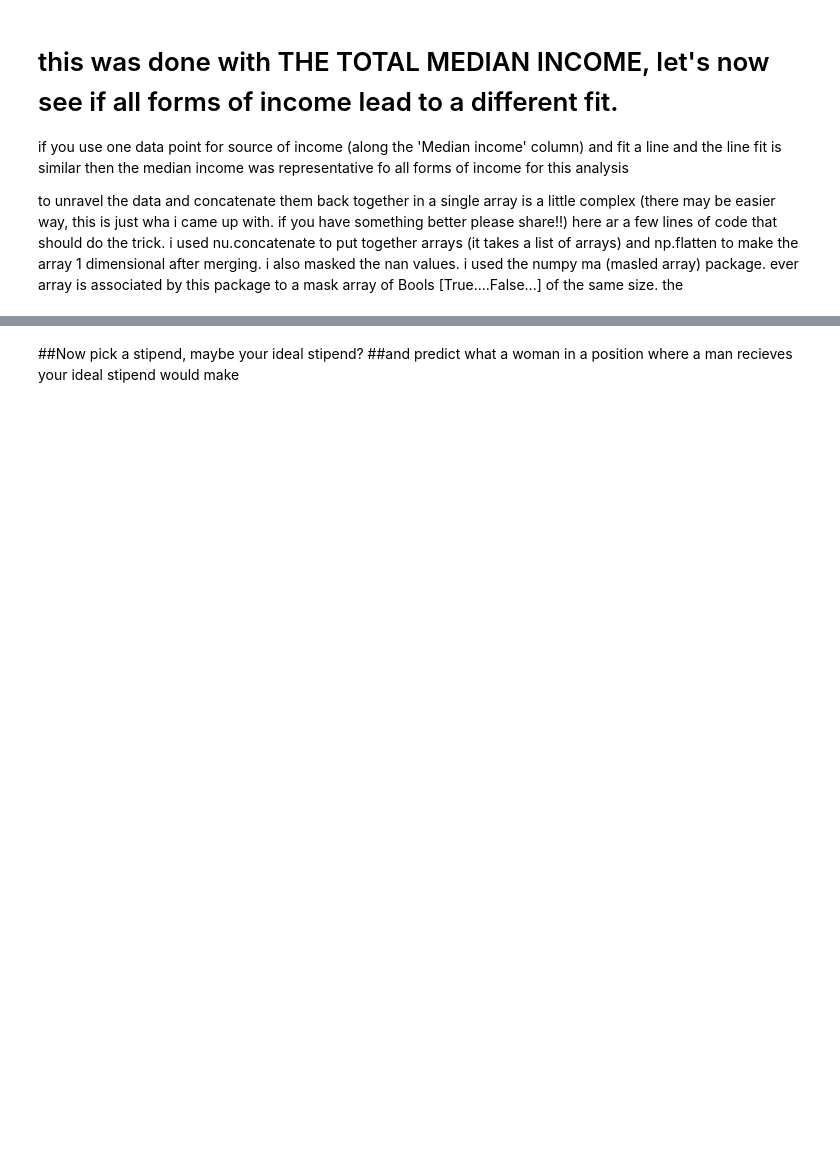
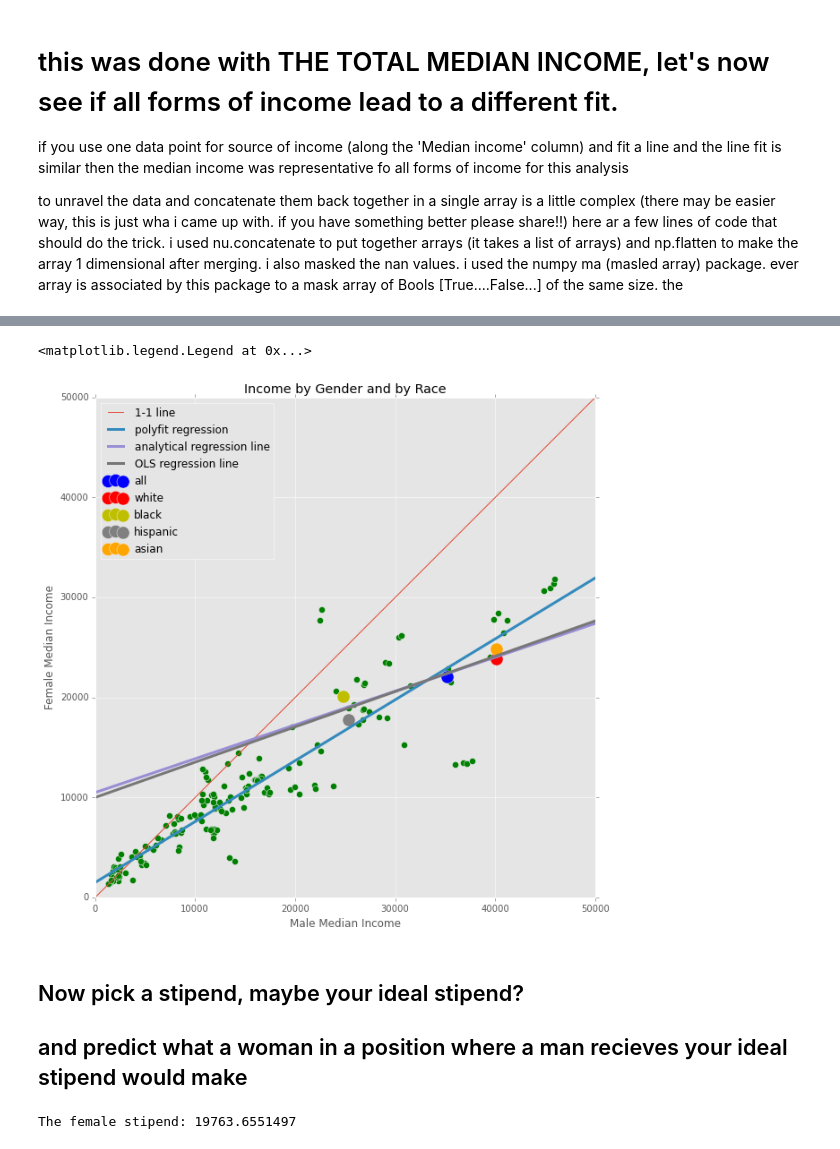
Before and after one commit to TianqiJiang/PUI2015_tjiang, a Jupyter notebook: HW5/Assignment2_income_by_gender-instructions.ipynb, the cells around one changed output, grey strips where cells are left out. Drawn from its saved outputs; the diff is of its cells as text; code cells hidden in the pictures; blank space fills up the shorter version.

```diff
--- a/HW5/Assignment2_income_by_gender-instructions.ipynb
+++ b/HW5/Assignment2_income_by_gender-instructions.ipynb
@@ -324,4 +343,41 @@ all_males.mask = allmask
+# %%
+##remove
+##this was my final plot. yours do not have to look like this, this is just an example
+#for your convenience.
+pl.figure(figsize=(10,10))
+
+pl.plot([0,50000],[0,50000], label='1-1 line')
+pl.scatter(all_males, all_females, s=50, c='g')
+pl.scatter(allmales['all']['Median income'][1], allfemales['all']['Median income'][1], s=200, label='all')
+pl.scatter(allmales['white']['Median income'][1], allfemales['white']['Median income'][1], s=200, c='r', label='white')
+pl.scatter(allmales['black']['Median income'][1], allfemales['black']['Median income'][1], s=200,c='y', label='black')
+pl.scatter(allmales['hispanic']['Median income'][1], allfemales['hispanic']['Median income'][1], s=200,c='grey', label='hispanic')
+pl.scatter(allmales['asian']['Median income'][1], allfemales['asian']['Median income'][1], s=200,c='orange', label='asian')
+
+
+pl.plot(range(0,50000),m*np.arange(0,50000)+b, lw =3, label="polyfit regression")
+pl.plot(range(0,50000),beta1*np.arange(0,50000)+beta0, lw = 3, label='analytical regression line')
+plot(range(0,50000),lm.params[1]*np.arange(0,50000) + lm.params[0], lw = 3, label='OLS regression line')
+
+
+pl.xlim(0, 50000)
+pl.ylim(0, 50000)
+pl.xlabel('Male Median Income')
+pl.ylabel('Female Median Income')
+pl.title('Income by Gender and by Race')
+pl.legend(loc=2)
+# %% [output]
+<matplotlib.legend.Legend at 0x...>
+[figure, added]
 # %% [markdown]
-##Now pick a stipend, maybe your ideal stipend?
-##and predict what a woman in a position where a man recieves your ideal stipend would make
+## Now pick a stipend, maybe your ideal stipend?
+## and predict what a woman in a position where a man recieves your ideal stipend would make
+# %%
+##Suppose the men stipend is 30,000.
+men_stipend=30000
+female_stipend = m*men_stipend+b
+
+print "The female stipend:", female_stipend
+# %% [output]
+The female stipend: 19763.6551497
 # %% [markdown]
```
Also changed, not shown: parts of 7 cells of this notebook.
